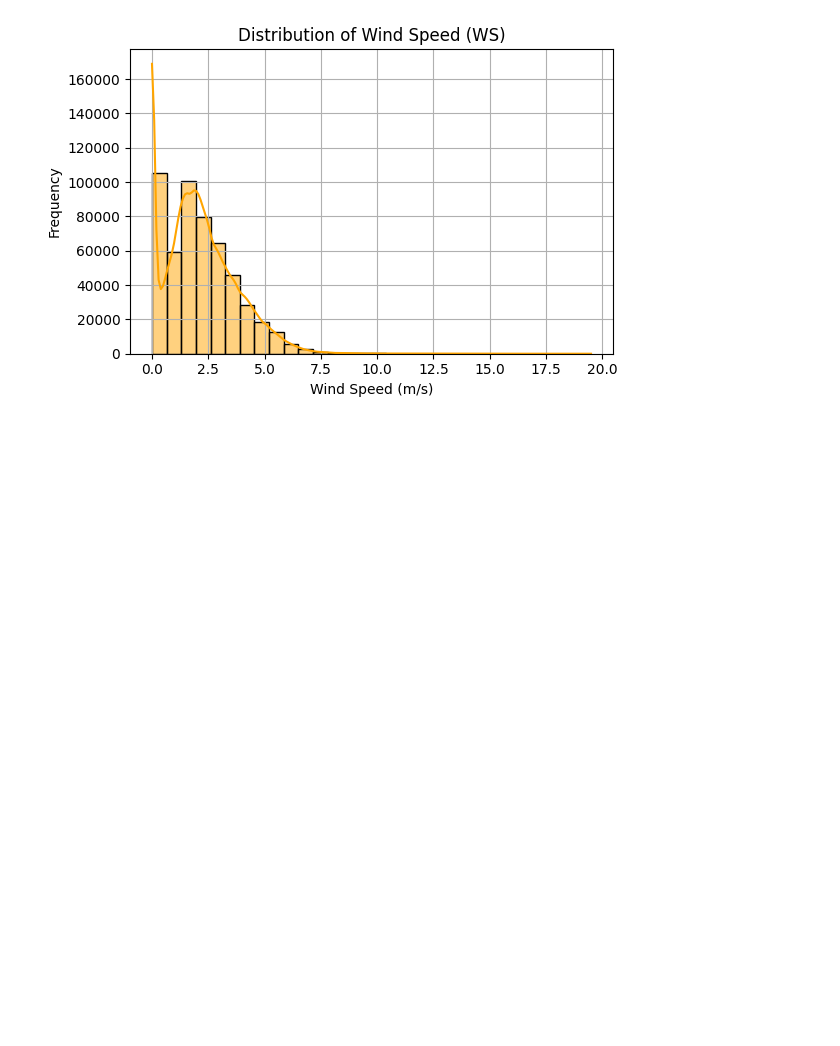
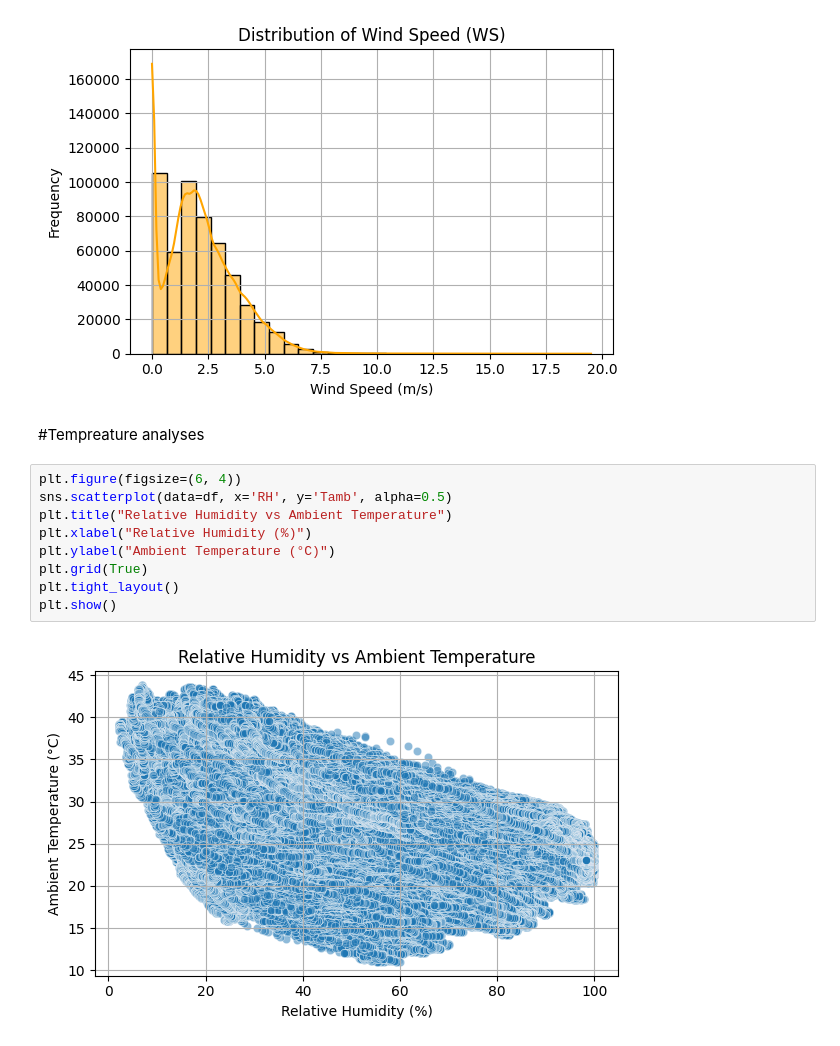
Before and after one commit to Filimon-H/Moonlight-Solar-Farm-Analysis, a Jupyter notebook: notebooks/bennin_EDA.ipynb, the cells around one changed output. Cells and saved outputs as stored; diff of their text form; blank space fills up the shorter version.

Commit message:
Bubble chart

```diff
--- a/notebooks/bennin_EDA.ipynb
+++ b/notebooks/bennin_EDA.ipynb
@@ -470,3 +470,16 @@ plt.show()
 # %% [output]
 [figure]
 [figure]
+# %% [markdown]
+#Tempreature analyses
+# %%
+plt.figure(figsize=(6, 4))
+sns.scatterplot(data=df, x='RH', y='Tamb', alpha=0.5)
+plt.title("Relative Humidity vs Ambient Temperature")
+plt.xlabel("Relative Humidity (%)")
+plt.ylabel("Ambient Temperature (°C)")
+plt.grid(True)
+plt.tight_layout()
+plt.show()
+# %% [output]
+[figure, added]
```
Also changed, not shown: parts of 3 cells of this notebook.
